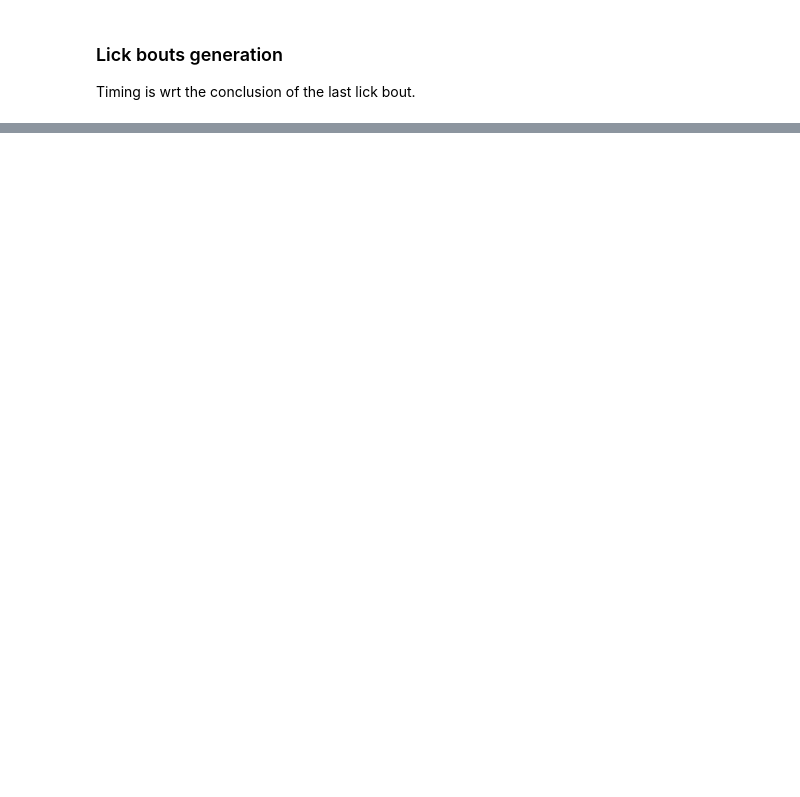
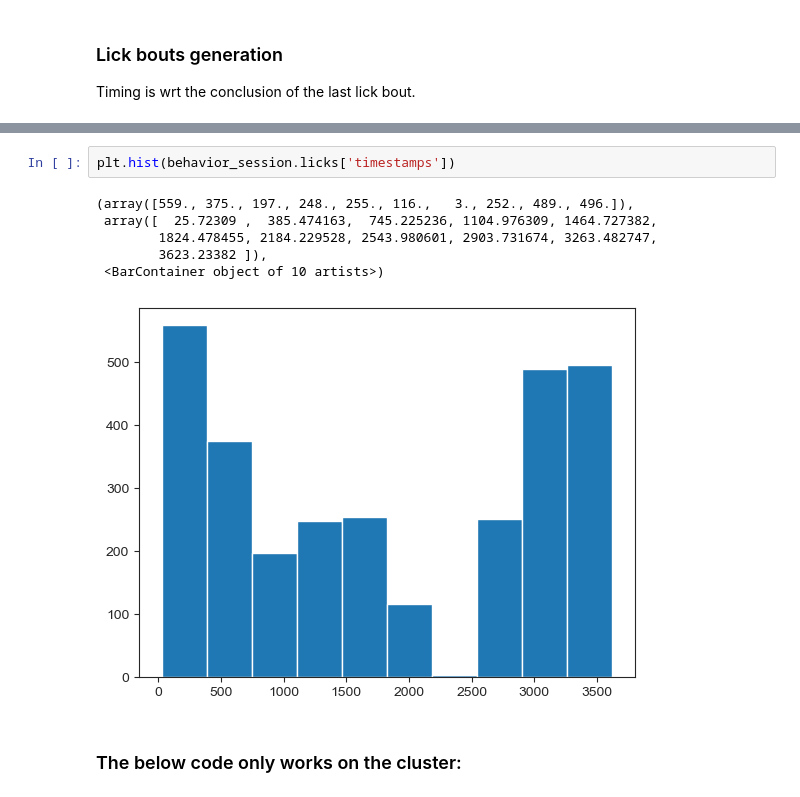
Before and after one commit to cici-xingyu-zheng/swdb_2024_strategy, a Jupyter notebook: test_local_sesion_load.ipynb, the cells around one changed output, grey strips where cells are left out. Drawn from its saved outputs; the diff is of its cells as text; blank space fills up the shorter version.

```diff
--- a/test_local_sesion_load.ipynb
+++ b/test_local_sesion_load.ipynb
@@ -623,0 +635,11 @@ Timing is wrt the conclusion of the last lick bout.
+# %%
+plt.hist(behavior_session.licks['timestamps'])
+# %% [output]
+(array([559., 375., 197., 248., 255., 116.,   3., 252., 489., 496.]),
+ array([  25.72309 ,  385.474163,  745.225236, 1104.976309, 1464.727382,
+        1824.478455, 2184.229528, 2543.980601, 2903.731674, 3263.482747,
+        3623.23382 ]),
+ <BarContainer object of 10 artists>)
+[figure, added]
+# %% [markdown]
+### The below code only works on the cluster:
```
Also changed, not shown: parts of 16 cells of this notebook, 5 other files.
